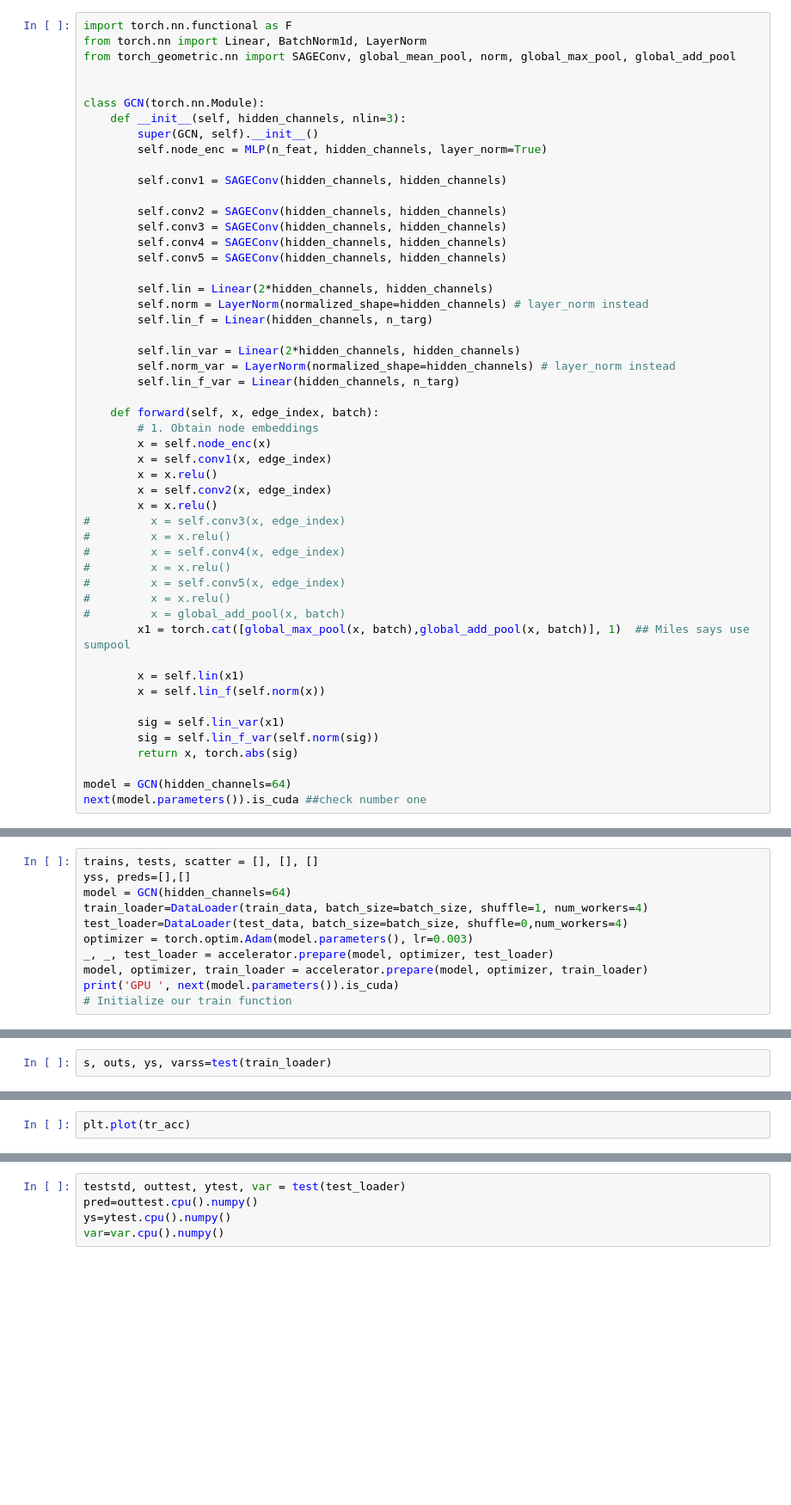
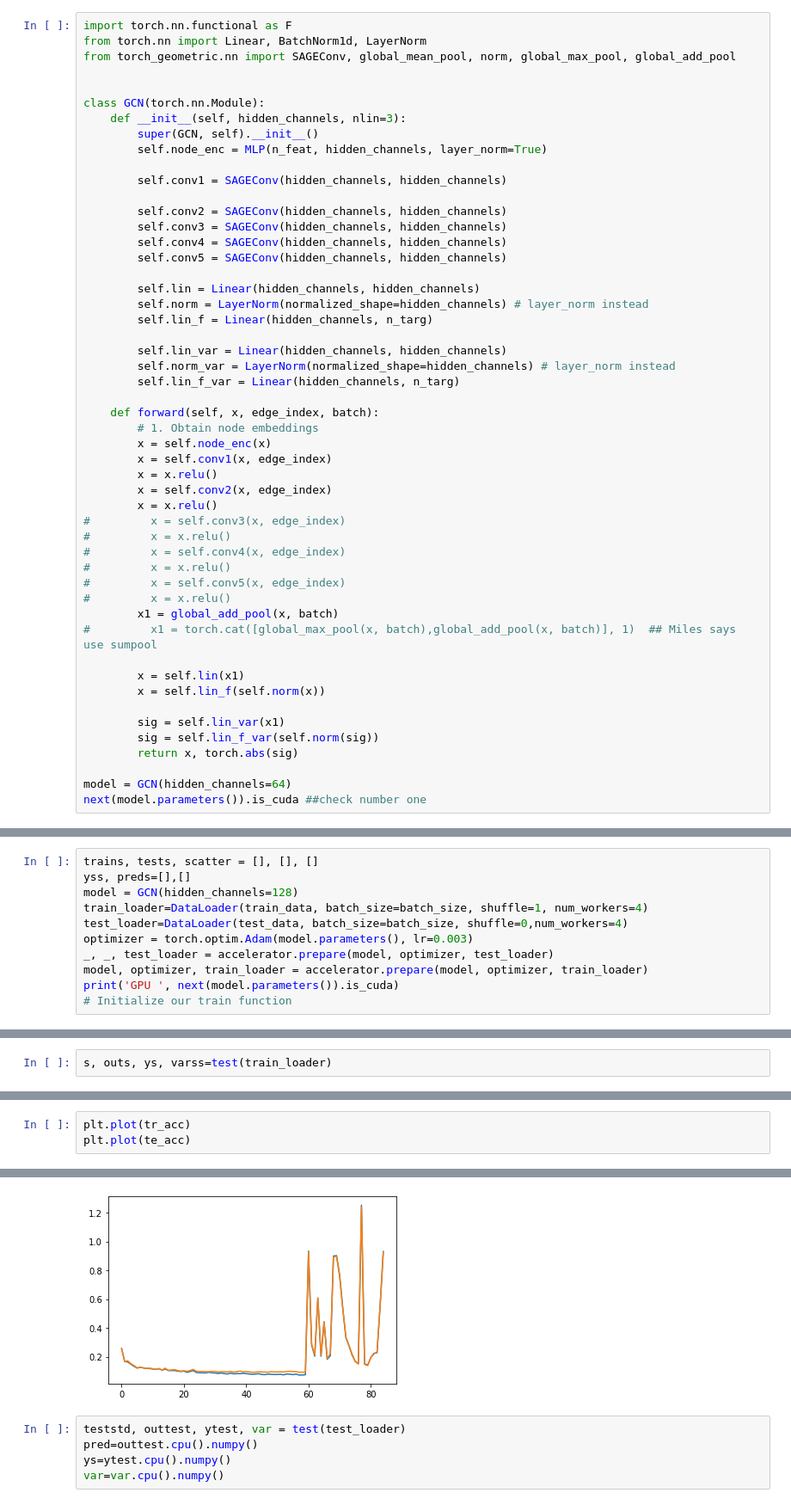
Before and after one commit to astrockragh/Mangrove, a Jupyter notebook: train_loop/SAGE_single_GaussLoss.ipynb, the cells around one changed output, grey strips where cells are left out. Shown at 86% size. Saved outputs shown, nothing was run; the diff lists cells and outputs as text; blank space fills up the shorter version.

```diff
--- a/train_loop/SAGE_single_GaussLoss.ipynb
+++ b/train_loop/SAGE_single_GaussLoss.ipynb
@@ -90,11 +92,11 @@ class GCN(torch.nn.Module):
         self.conv4 = SAGEConv(hidden_channels, hidden_channels)
         self.conv5 = SAGEConv(hidden_channels, hidden_channels)
 
-        self.lin = Linear(2*hidden_channels, hidden_channels)
+        self.lin = Linear(hidden_channels, hidden_channels)
         self.norm = LayerNorm(normalized_shape=hidden_channels) # layer_norm instead
         self.lin_f = Linear(hidden_channels, n_targ)
 
-        self.lin_var = Linear(2*hidden_channels, hidden_channels)
+        self.lin_var = Linear(hidden_channels, hidden_channels)
         self.norm_var = LayerNorm(normalized_shape=hidden_channels) # layer_norm instead
         self.lin_f_var = Linear(hidden_channels, n_targ)
 
@@ -111,8 +113,8 @@ class GCN(torch.nn.Module):
 #         x = x.relu()
 #         x = self.conv5(x, edge_index)
 #         x = x.relu()
-#         x = global_add_pool(x, batch)
-        x1 = torch.cat([global_max_pool(x, batch),global_add_pool(x, batch)], 1)  ## Miles says use sumpool
+        x1 = global_add_pool(x, batch)
+#         x1 = torch.cat([global_max_pool(x, batch),global_add_pool(x, batch)], 1)  ## Miles says use sumpool
 
         x = self.lin(x1)
         x = self.lin_f(self.norm(x))
@@ -147,7 +149,7 @@ def l_func(pred, ys, sig):
 # %%
 trains, tests, scatter = [], [], []
 yss, preds=[],[]
-model = GCN(hidden_channels=64)
+model = GCN(hidden_channels=128)
 train_loader=DataLoader(train_data, batch_size=batch_size, shuffle=1, num_workers=4)
 test_loader=DataLoader(test_data, batch_size=batch_size, shuffle=0,num_workers=4)
 optimizer = torch.optim.Adam(model.parameters(), lr=0.003)
@@ -240,3 +242,4 @@ Epoch: 090, Train scatter: [0.086]
 # %%
 plt.plot(tr_acc)
+plt.plot(te_acc)
 # %% [output]
@@ -244,3 +247,4 @@ NameError: name 'plt' is not defined
+[figure, added]
 # %%
 teststd, outtest, ytest, var = test(test_loader)
 pred=outtest.cpu().numpy()
```
Also changed, not shown: parts of 10 cells of this notebook, 19 other files.
